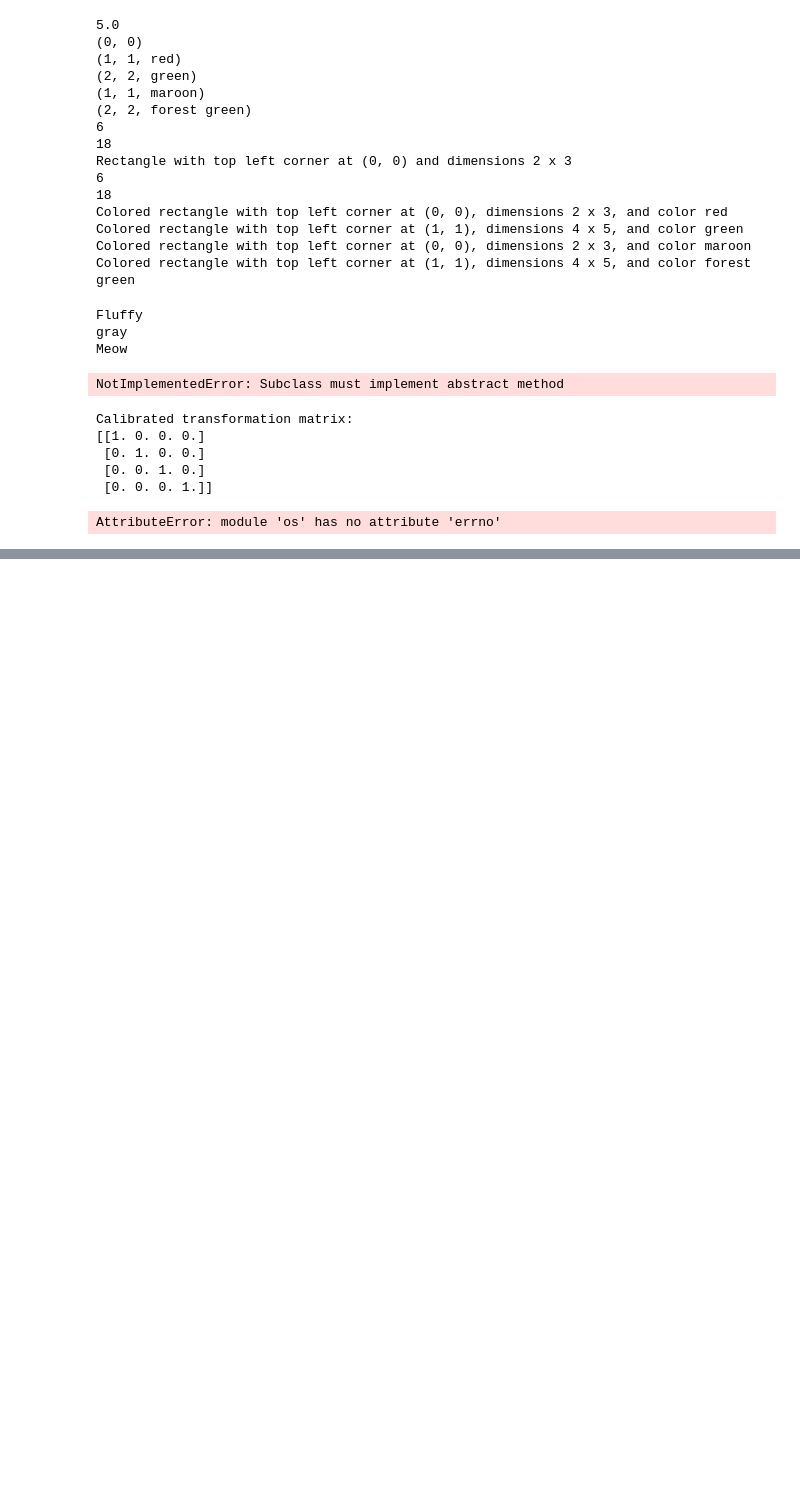
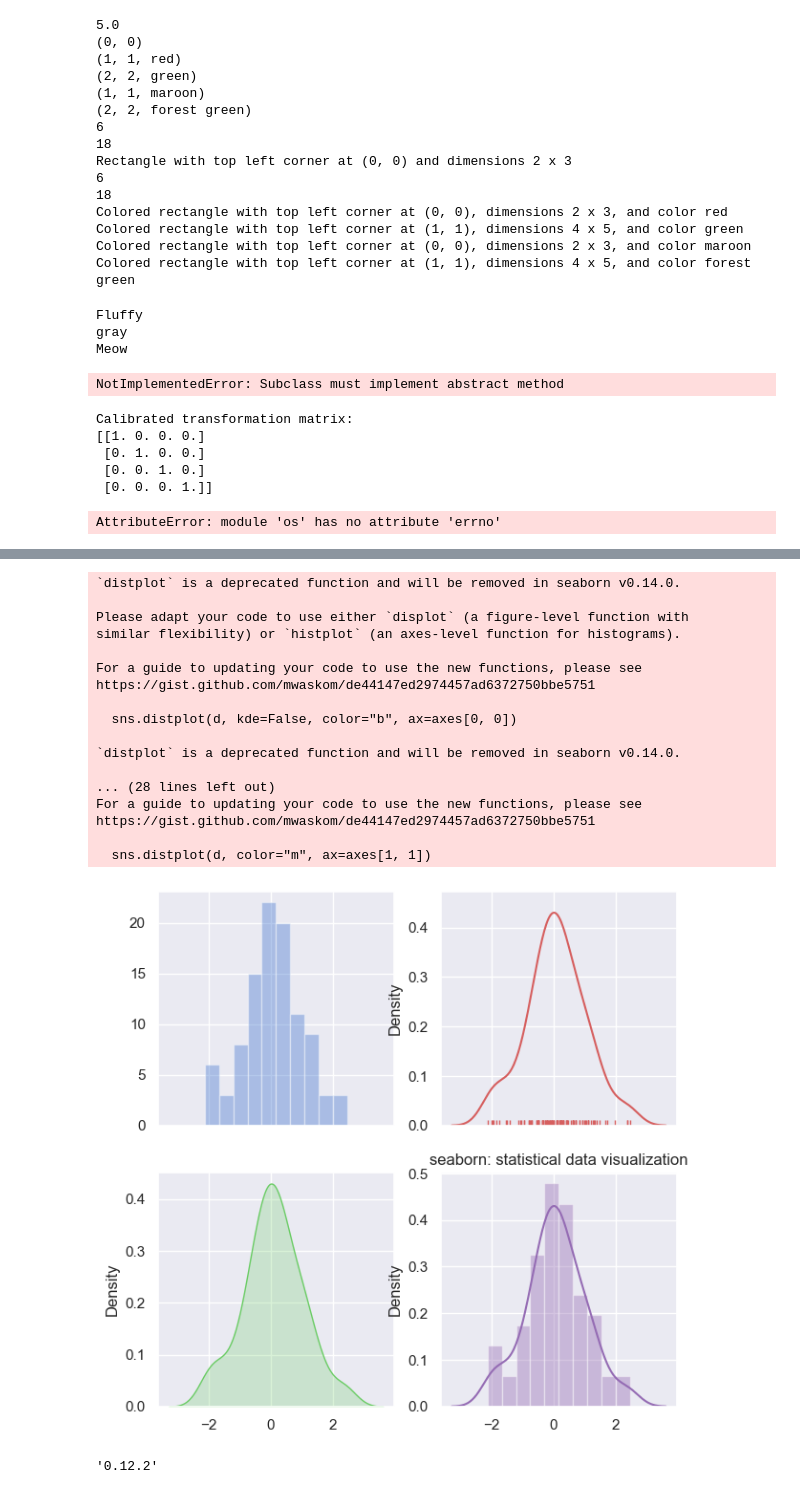
Before and after one commit to chenliansgithub/robot_model_calibration, a Jupyter notebook: temp.ipynb, the cells around one changed output, grey strips where cells are left out. Cells and saved outputs as stored; diff of their text form; code cells hidden in the pictures; blank space fills up the shorter version.

```diff
--- a/temp.ipynb
+++ b/temp.ipynb
@@ -652,0 +827,42 @@ AttributeError: module 'os' has no attribute 'errno'
+# %%
+
+import numpy as np
+import seaborn as sns
+import matplotlib.pyplot as plt
+
+sns.set( palette="muted", color_codes=True)
+
+rs = np.random.RandomState(10)
+d = rs.normal(size=100)
+f, axes = plt.subplots(2, 2, figsize=(7, 7), sharex=True)
+
+plt.title('seaborn: statistical data visualization')
+sns.distplot(d, kde=False, color="b", ax=axes[0, 0])
+sns.distplot(d, hist=False, rug=True, color="r", ax=axes[0, 1])
+sns.distplot(d, hist=False, color="g", kde_kws={"shade": True}, ax=axes[1, 0])
+sns.distplot(d, color="m", ax=axes[1, 1])
+
+plt.show()
+# %% [output]
+`distplot` is a deprecated function and will be removed in seaborn v0.14.0.
+
+Please adapt your code to use either `displot` (a figure-level function with
+similar flexibility) or `histplot` (an axes-level function for histograms).
+
+For a guide to updating your code to use the new functions, please see
+https://gist.github.com/mwaskom/de44147ed2974457ad6372750bbe5751
+
+  sns.distplot(d, kde=False, color="b", ax=axes[0, 0])
+
+`distplot` is a deprecated function and will be removed in seaborn v0.14.0.
+
+... (28 lines left out)
+For a guide to updating your code to use the new functions, please see
+https://gist.github.com/mwaskom/de44147ed2974457ad6372750bbe5751
+
+  sns.distplot(d, color="m", ax=axes[1, 1])
+[figure, added]
+# %%
+sns.__version__
+# %% [output]
+'0.12.2'
```
Also changed, not shown: parts of 101 cells of this notebook, 29 other files.
